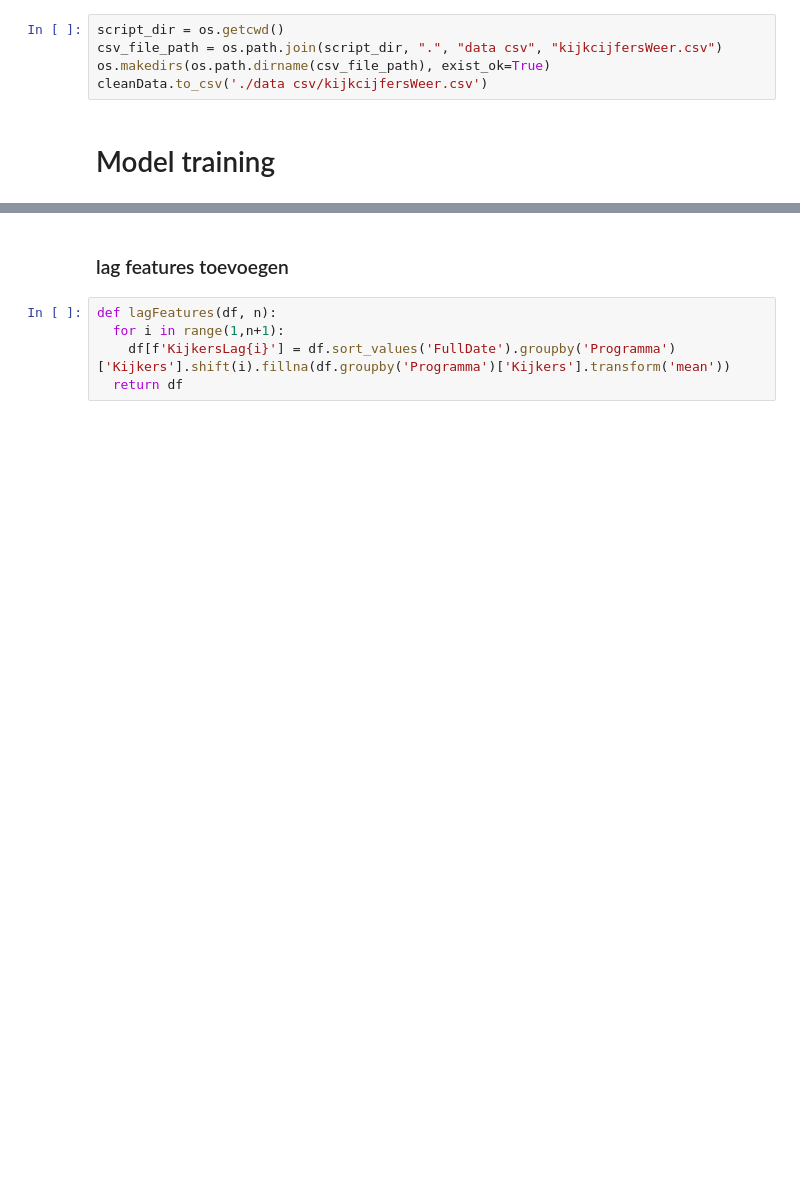
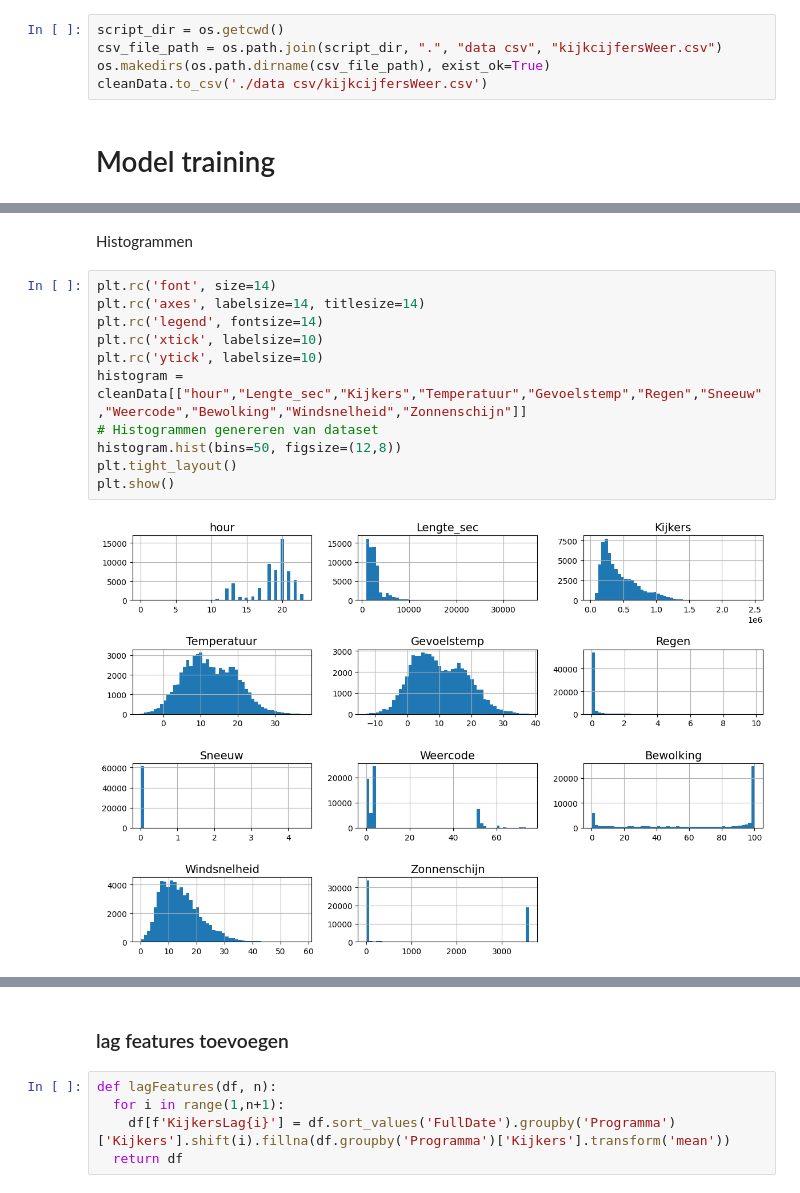
Before and after one commit to zhebii/ML_project_kijkcijfers, a Jupyter notebook: full_ipynb.ipynb, the cells around one changed output, grey strips where cells are left out. Drawn from its saved outputs; the diff is of its cells as text; blank space fills up the shorter version.

```diff
--- a/full_ipynb.ipynb
+++ b/full_ipynb.ipynb
@@ -344,0 +350,15 @@ cleanData.sample(5)
+# %% [markdown]
+Histogrammen
+# %%
+plt.rc('font', size=14)
+plt.rc('axes', labelsize=14, titlesize=14)
+plt.rc('legend', fontsize=14)
+plt.rc('xtick', labelsize=10)
+plt.rc('ytick', labelsize=10)
+histogram = cleanData[["hour","Lengte_sec","Kijkers","Temperatuur","Gevoelstemp","Regen","Sneeuw","Weercode","Bewolking","Windsnelheid","Zonnenschijn"]]
+# Histogrammen genereren van dataset
+histogram.hist(bins=50, figsize=(12,8))
+plt.tight_layout()
+plt.show()
+# %% [output]
+[figure, added]
```
Also changed, not shown: parts of 45 cells of this notebook, 9 other files.
